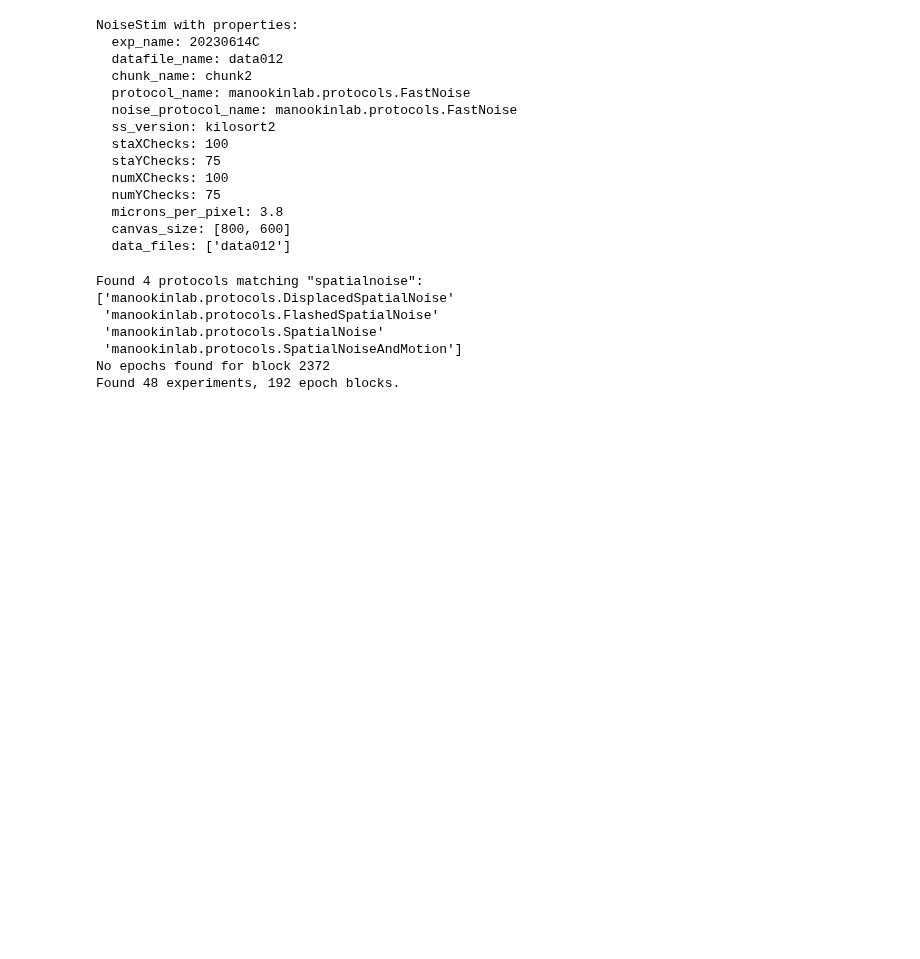
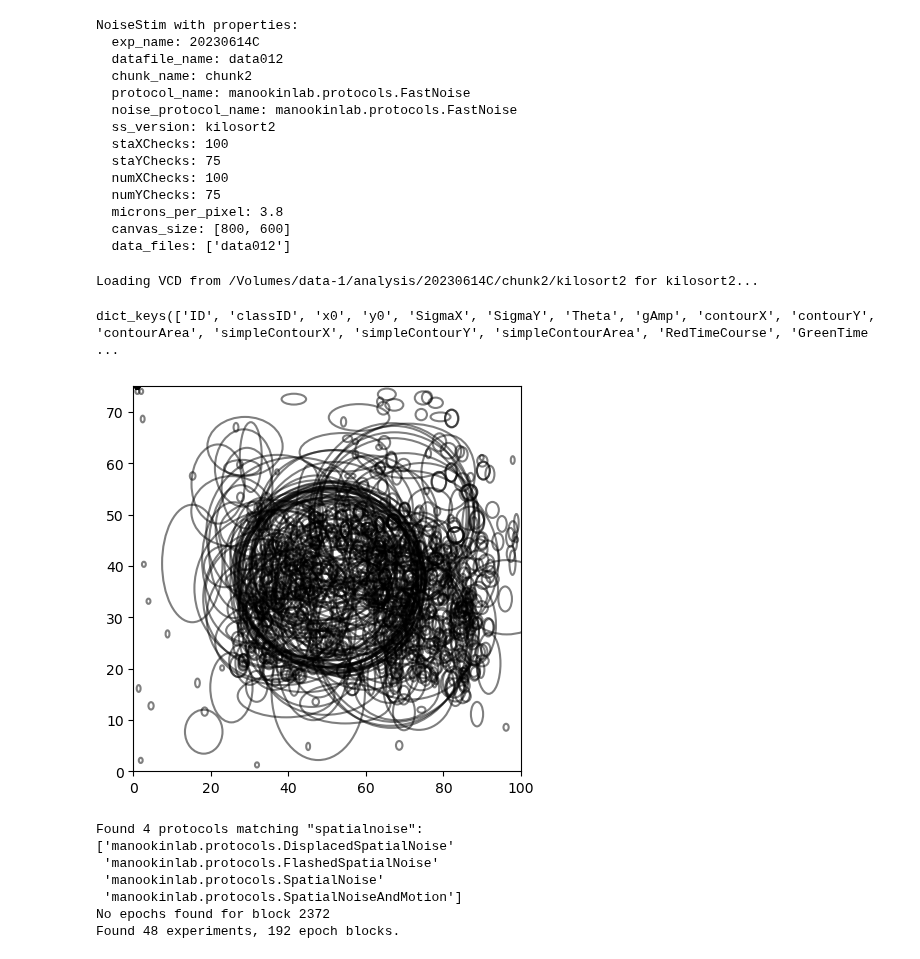
Before and after one commit to DRezeanu/retinanalysis, a Jupyter notebook: nbs/query_test.ipynb, the cells around one changed output. Drawn from its saved outputs; the diff is of its cells as text; code cells hidden in the pictures; blank space fills up the shorter version.

Commit message:
init response classes

```diff
--- a/nbs/query_test.ipynb
+++ b/nbs/query_test.ipynb
@@ -98,6 +131,22 @@ NoiseStim with properties:
   microns_per_pixel: 3.8
   canvas_size: [800, 600]
   data_files: ['data012']
+# %%
+import response
+importlib.reload(response)
+from utils import vision_utils as vu
+importlib.reload(vu)
+r1 = response.NoiseResponse(n1)
+# %% [output]
+Loading VCD from /Volumes/data-1/analysis/20230614C/chunk2/kilosort2 for kilosort2...
+# %%
+r1.vcd.main_datatable[1].keys()
+# %% [output]
+dict_keys(['ID', 'classID', 'x0', 'y0', 'SigmaX', 'SigmaY', 'Theta', 'gAmp', 'contourX', 'contourY', 'contourArea', 'simpleContourX', 'simpleContourY', 'simpleContourArea', 'RedTimeCourse', 'GreenTime ...
+# %%
+r1.plot_rf_ells()
+# %% [output]
+[figure, added]
 # %%
 importlib.reload(dju)
 protocol_names = dju.search_protocol('spatialnoise')
```
Also changed, not shown: parts of 7 cells of this notebook, 3 other files.
